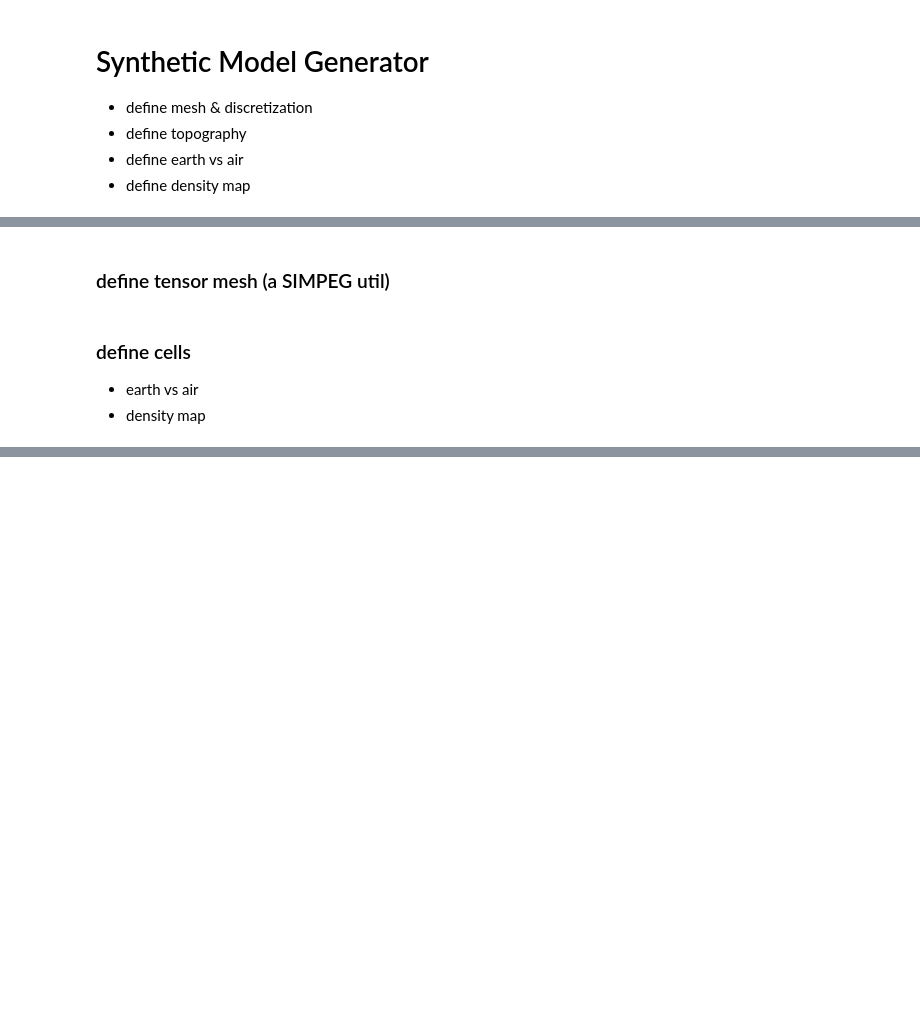
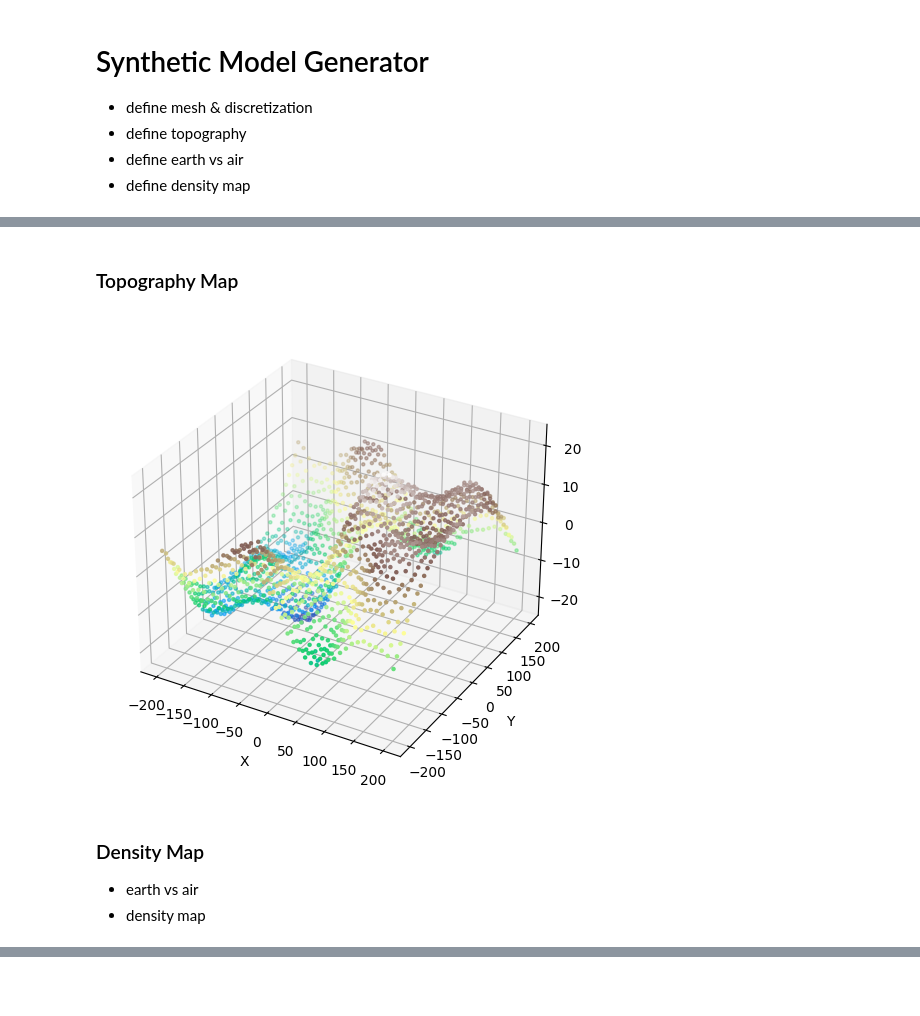
Before and after one commit to Exascale-Systems/geai, a Jupyter notebook: generator.ipynb, the cells around one changed output, grey strips where cells are left out. Cells and saved outputs as stored; diff of their text form; code cells hidden in the pictures; blank space fills up the shorter version.

```diff
--- a/generator.ipynb
+++ b/generator.ipynb
@@ -98,2 +7,0 @@ topo_xyz = synthetic_topography()
-# %% [markdown]
-### define tensor mesh (a SIMPEG util)
@@ -106,5 +33,73 @@ mesh = TensorMesh([hx, hy, hz], "CCN")
+# %% [markdown]
+### Topography Map
+# %%
+def synthetic_topography(
+    x_min=-200, x_max=200,
+    y_min=-200, y_max=200,
+    dx=10, dy=10,
+    base_level=0.0,
+    fbm_amp=20.0,
+    seed=0,
+    noise_sigma=0.5,
+    scatter_fraction=0.0,
+):
+    """
+    Return (N,3) array of x,y,z points representing synthetic topography.
+
+    Parameters
+    ----------
+    x_min, x_max, y_min, y_max : float
+        Domain bounds.
+    dx, dy : float
+        Sampling grid spacing.
+    base_level : float
+        Base elevation (meters).
+    fbm_amp : float
+        Relief amplitude (meters).
+    seed : int
+        RNG seed.
+    noise_sigma : float
+        Std deviation of Gaussian noise on z.
+    scatter_fraction : float
+        Fraction of points randomly dropped (0–1).
+
+    Returns
+    -------
+    xyz : ndarray, shape (N,3)
+        Point cloud of synthetic topography.
+    """
+    rng = np.random.default_rng(seed)
+
+    xs = np.arange(x_min, x_max + 1e-9, dx)
+    ys = np.arange(y_min, y_max + 1e-9, dy)
+    X, Y = np.meshgrid(xs, ys, indexing="xy")
+
+    # synthetic hills from sinusoids
+    Z = base_level + fbm_amp * (
+        np.sin(0.01*X + seed) * np.cos(0.01*Y + seed/2)
+        + 0.5*np.sin(0.03*X) * np.cos(0.02*Y)
+    )
+
+    # add noise
+    Z += rng.normal(0.0, noise_sigma, size=Z.shape)
+
+    # flatten
+    XX, YY, ZZ = mkvc(X), mkvc(Y), mkvc(Z)
+
+    # optional subsample to simulate scattered points
+    if scatter_fraction > 0:
+        keep = rng.random(XX.size) > scatter_fraction
+        XX, YY, ZZ = XX[keep], YY[keep], ZZ[keep]
+
+    return np.c_[XX, YY, ZZ]
+
+# Plot
+topo_xyz = synthetic_topography()
+plot_topography(topo_xyz)
+# %% [output]
+[figure, added]
 # %% [markdown]
-### define cells
+### Density Map
 
 - earth vs air
 - density map
```
Also changed, not shown: parts of 16 cells of this notebook, 2 other files.
